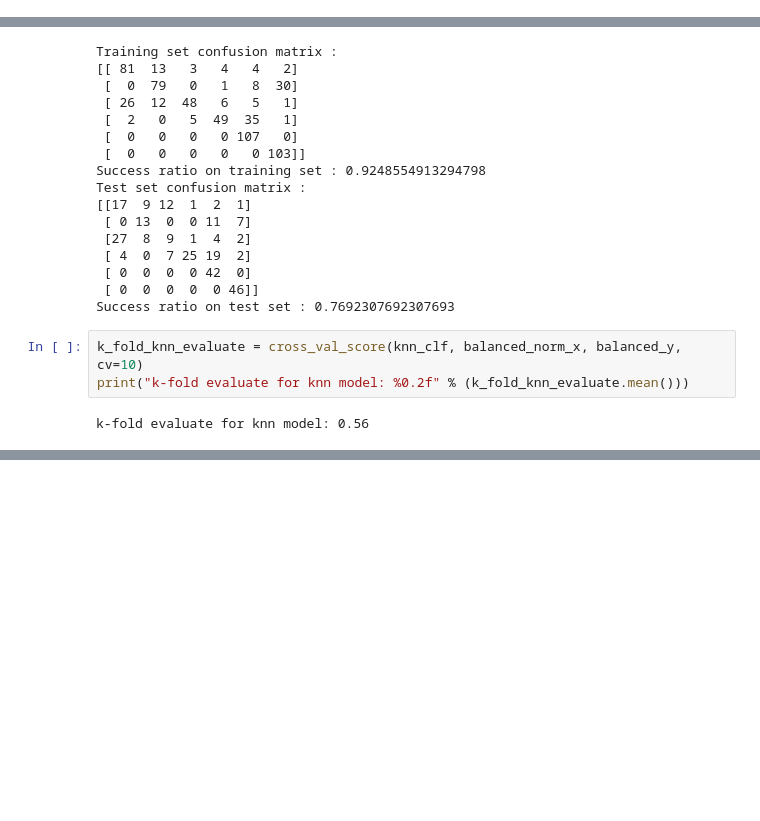
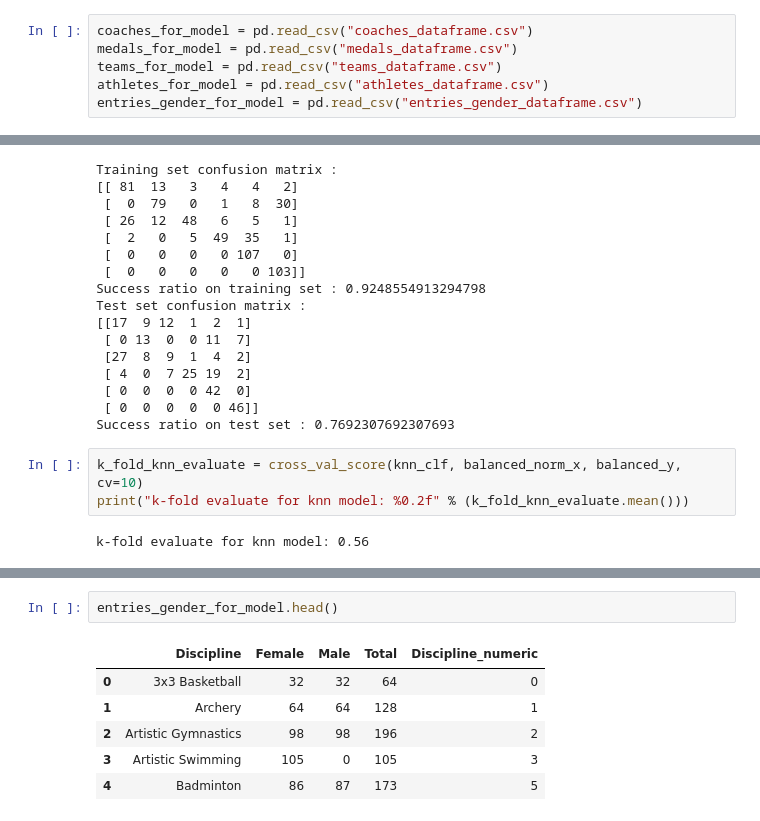
Before and after one commit to mvaghei78/data-mining-on-2021_Olympics, a Jupyter notebook: mining_on_2021_Olympics.ipynb, the cells around one changed output, grey strips where cells are left out. Drawn from its saved outputs; the diff is of its cells as text; blank space fills up the shorter version.

```diff
--- a/mining_on_2021_Olympics.ipynb
+++ b/mining_on_2021_Olympics.ipynb
@@ -1132,3 +1130,9 @@ coaches_for_model = pd.read_csv("coaches_dataframe.csv")
+# %%
+coaches_for_model = pd.read_csv("coaches_dataframe.csv")
+medals_for_model = pd.read_csv("medals_dataframe.csv")
+teams_for_model = pd.read_csv("teams_dataframe.csv")
+athletes_for_model = pd.read_csv("athletes_dataframe.csv")
+entries_gender_for_model = pd.read_csv("entries_gender_dataframe.csv")
 # %%
 coaches_for_model.head()
 # %% [output]
@@ -1516,0 +1572,9 @@ k-fold evaluate for knn model: 0.56
+# %%
+entries_gender_for_model.head()
+# %% [output]
+|  | Discipline | Female | Male | Total | Discipline_numeric |
+| 0 | 3x3 Basketball | 32 | 32 | 64 | 0 |
+| 1 | Archery | 64 | 64 | 128 | 1 |
+| 2 | Artistic Gymnastics | 98 | 98 | 196 | 2 |
+| 3 | Artistic Swimming | 105 | 0 | 105 | 3 |
+| 4 | Badminton | 86 | 87 | 173 | 5 |
```
Also changed, not shown: parts of 44 cells of this notebook, 1 other file.
